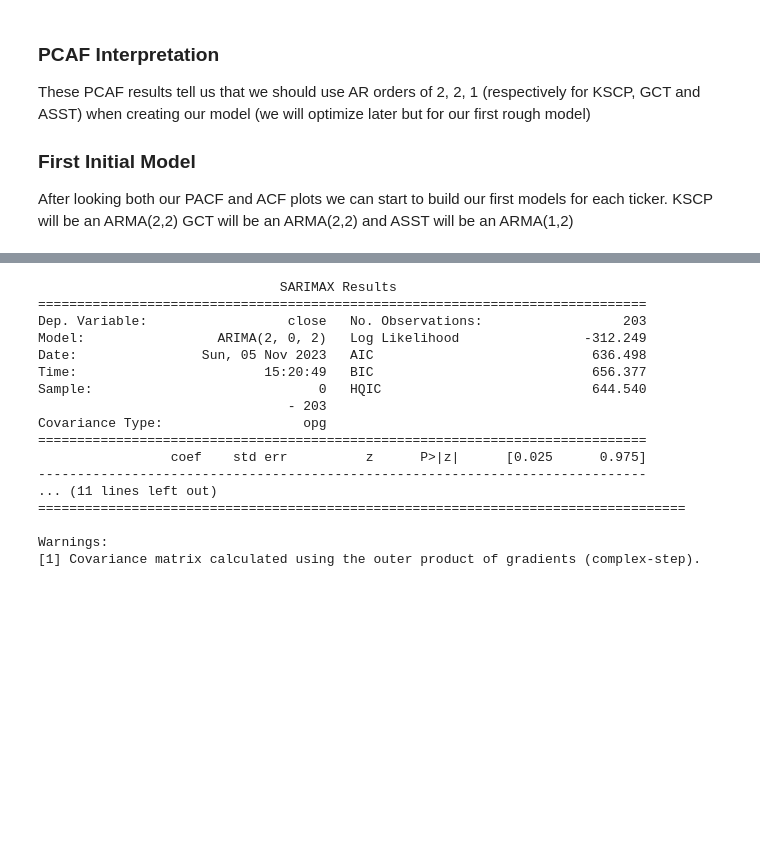
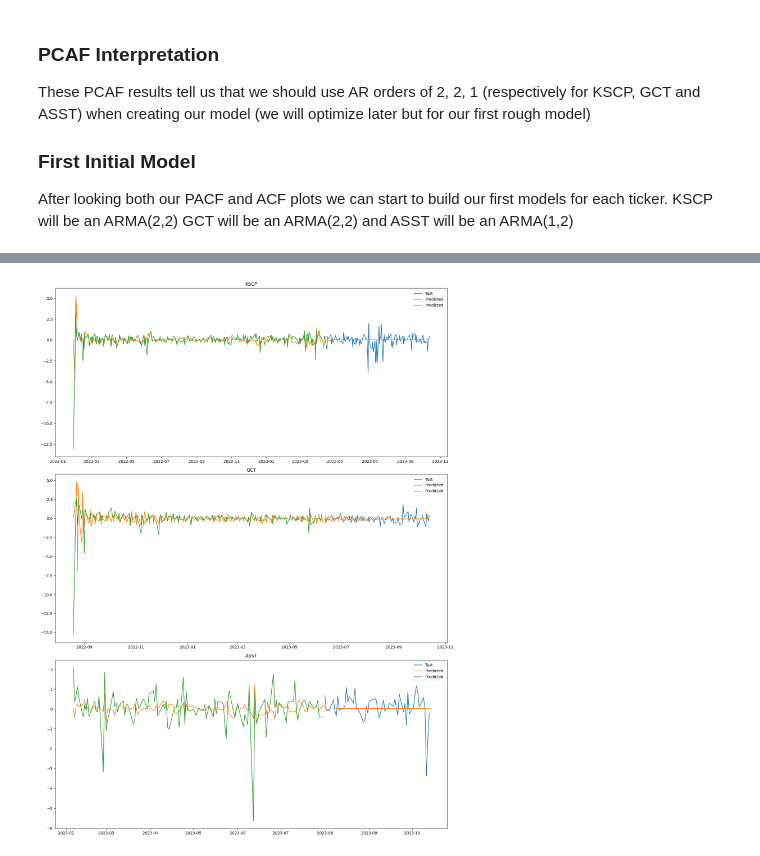
Before and after one commit to carefulDoppelganger/NotebookSamples, a Jupyter notebook: Model/simple_model.ipynb, the cells around one changed output, grey strips where cells are left out. Drawn from its saved outputs; the diff is of its cells as text; code cells hidden in the pictures; blank space fills up the shorter version.

Commit message:
Plots fixed

```diff
--- a/Model/simple_model.ipynb
+++ b/Model/simple_model.ipynb
@@ -5,8 +5,8 @@ import pandas as pd
 import numpy as np
 np.set_printoptions(suppress=True)
 
-price_data = pd.read_csv(r"C:\Users\babyl\Desktop\Mason classes\Second year\fall 2023\cds 303 mod 10_30 pm\class project\NotebookSamples\Datasets\newDailyPricesTechCompanies.csv")
-sentiment_data = pd.read_excel(r"C:\Users\babyl\Desktop\Mason classes\Second year\fall 2023\cds 303 mod 10_30 pm\class project\NotebookSamples\Datasets\news_sentiment_data.xlsx", sheet_name=1)
+price_data = pd.read_csv("/Users/andrewlee/NotebookSamples/Datasets/newDailyPricesTechCompanies.csv")
+sentiment_data = pd.read_excel("/Users/andrewlee/NotebookSamples/Datasets/news_sentiment_data.xlsx", sheet_name=1)
 # %%
 price_data.head()
 # %% [output]
@@ -131,8 +131,8 @@ numerical_cols = train.select_dtypes(include=[np.number]).columns
 
 scaler.fit(train[numerical_cols])
 
-train_scaled = train.copy()
-test_scaled = test.copy()
+train_scaled = train
+test_scaled = test
 train_scaled[numerical_cols] = scaler.transform(train[numerical_cols])
 test_scaled[numerical_cols] = scaler.transform(test[numerical_cols])
 # %%
@@ -333,10 +333,15 @@ After looking both our PACF and ACF plots we can start to build our first models
 # %%
 from statsmodels.tsa.arima.model import ARIMA
 
-temporary = train_scaled[train_scaled["TickerName"] == "KSCP"]
+results_dict = {}
 
-model = ARIMA(temporary["close"], order=(2, 0, 2))
+for i in ["KSCP", "GCT"]:
+    temporary = train_scaled[train_scaled["TickerName"] == i]
+    model = ARIMA(temporary["close"], order=(2, 0, 2))
+    results = model.fit()
+    results_dict[i] = [results, model]
+
+temporary = train_scaled[train_scaled["TickerName"] == "ASST"]
+model = ARIMA(temporary["close"], order=(1, 0, 2))
 results = model.fit()
-
-
-print(results.summary())
+results_dict["ASST"] = [results, model]
@@ -401,25 +348,20 @@ Warnings:
-# %%
-temporary = train_scaled[train_scaled["TickerName"] == "GCT"]
-
-model = ARIMA(temporary["close"], order=(2, 0, 2))
-results = model.fit()
-
-print(results.summary())
-# %% [output]
-                               SARIMAX Results
-==============================================================================
-Dep. Variable:                  close   No. Observations:                  203
-Model:                 ARIMA(2, 0, 2)   Log Likelihood                -312.249
-Date:                Sun, 05 Nov 2023   AIC                            636.498
-Time:                        15:20:49   BIC                            656.377
-Sample:                             0   HQIC                           644.540
-                                - 203
-Covariance Type:                  opg
-==============================================================================
-                 coef    std err          z      P>|z|      [0.025      0.975]
-------------------------------------------------------------------------------
-... (11 lines left out)
-===================================================================================
-
-Warnings:
-[1] Covariance matrix calculated using the outer product of gradients (complex-step).
+# %%
+import matplotlib.pyplot as plt
+
+fig, axes = plt.subplots(3, 1, figsize=(15, 20))
+
+for index, ticker in enumerate(results_dict.keys()):
+    ax = axes[index]
+    temp_train = train_scaled[train_scaled["TickerName"] == ticker]
+    temp_test = test_scaled[test_scaled["TickerName"] == ticker]
+    results = results_dict[ticker][0].predict(end = len(temp_train["close"]) + len(temp_test["close"]) - 1)
+    ax.plot(temp_test["date"], temp_test["close"], label="Test")
+    ax.plot(fixed_data[fixed_data["TickerName"] == ticker]["date"], results, label="Predicted")
+    ax.plot(temp_train["date"], temp_train["close"], label="Predicted")
+    ax.set_title(ticker)
+    ax.legend()
+
+plt.tight_layout()
+plt.show()
+# %% [output]
+[figure, added]
```
Also changed, not shown: parts of 5 cells of this notebook, 1 other file.
